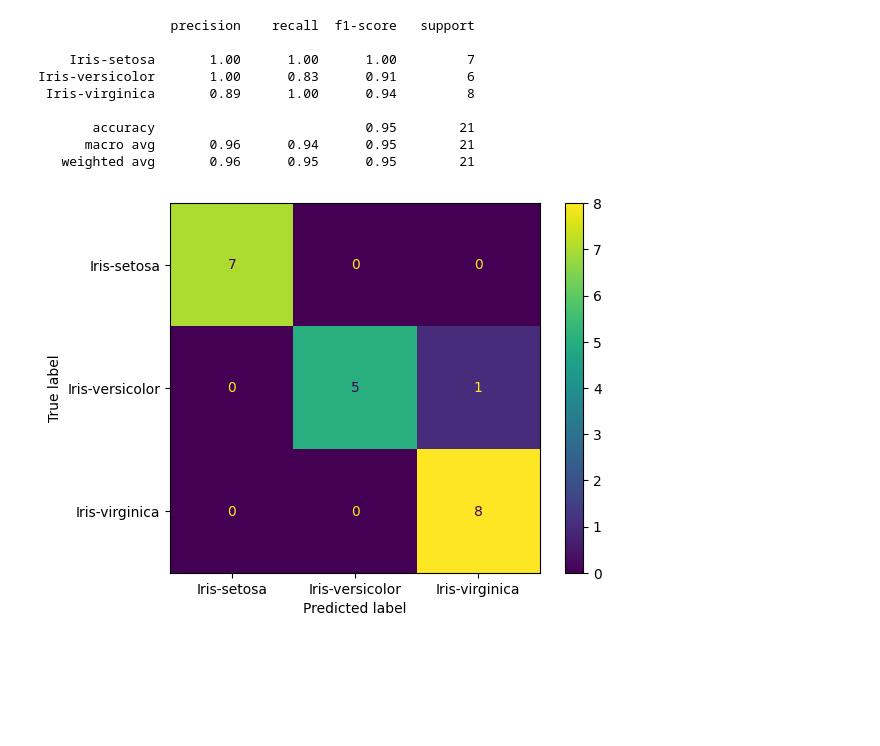
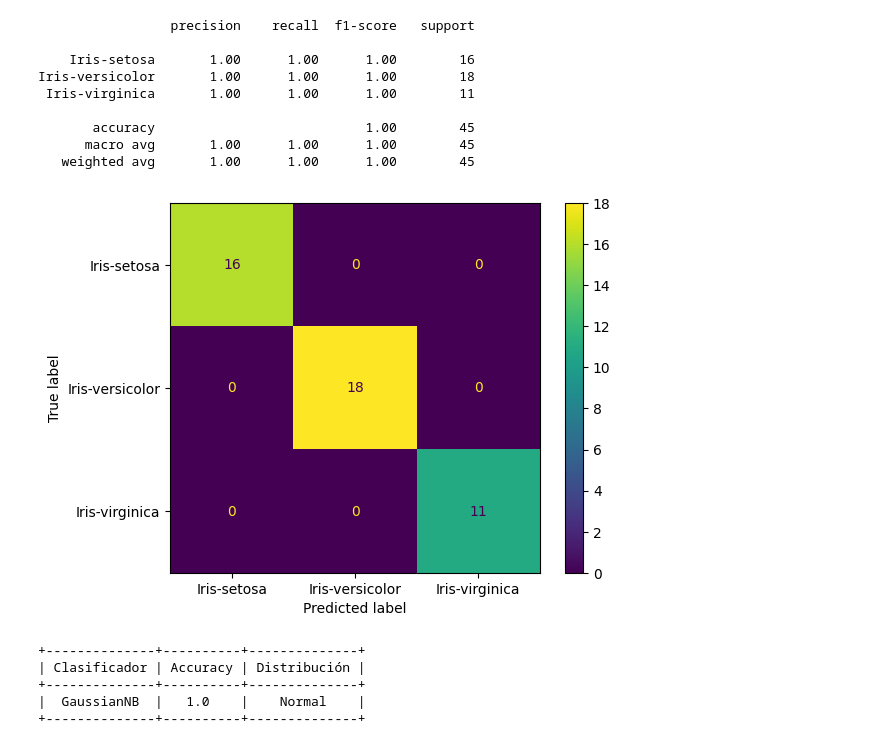
Before and after one commit to Jafet5757/AprendizajeMaquina, a Jupyter notebook: Bayes/iris.ipynb, the cells around one changed output. Saved outputs shown, nothing was run; the diff lists cells and outputs as text; code cells hidden in the pictures; blank space fills up the shorter version.

```diff
--- a/Bayes/iris.ipynb
+++ b/Bayes/iris.ipynb
@@ -79,31 +79,46 @@ print(table)
 # %%
 from sklearn.metrics import classification_report
 from sklearn.metrics import confusion_matrix
 from sklearn.metrics import ConfusionMatrixDisplay
 import matplotlib.pyplot as plt
 
-# Obtenemos la matriz de confusión del segundo pliegue de gaussianNB
-train_data = train.iloc[train_index] # Seleccionamos el segundo pliegue
-test_data = train.iloc[test_index] # Seleccionamos el segundo pliegue
+# Obtenemos la matriz de confusión de gaussianNB
+train_data = train
+test_data = test
 
 gnb.fit(train_data[['sepal_length', 'sepal_width', 'petal_length', 'petal_width']], train_data['species'])
 
 gnb_pred = gnb.predict(test_data[['sepal_length', 'sepal_width', 'petal_length', 'petal_width']])
 
 print(classification_report(test_data['species'], gnb_pred))
 
 cm = confusion_matrix(test_data['species'], gnb_pred)
 disp = ConfusionMatrixDisplay(confusion_matrix=cm, display_labels=gnb.classes_)
 disp.plot()
 plt.show()
 # %% [output]
                  precision    recall  f1-score   support
 
-    Iris-setosa       1.00      1.00      1.00         7
-Iris-versicolor       1.00      0.83      0.91         6
- Iris-virginica       0.89      1.00      0.94         8
+    Iris-setosa       1.00      1.00      1.00        16
+Iris-versicolor       1.00      1.00      1.00        18
+ Iris-virginica       1.00      1.00      1.00        11
 
-       accuracy                           0.95        21
-      macro avg       0.96      0.94      0.95        21
-   weighted avg       0.96      0.95      0.95        21
+       accuracy                           1.00        45
+      macro avg       1.00      1.00      1.00        45
+   weighted avg       1.00      1.00      1.00        45
-[figure, old version]
+[figure, new version]
+# %%
+# Calculamos el accuracy y lo mostramos en una tabla junto con el tipo de distribucion
+accuaracy = accuracy_score(test_data['species'], gnb_pred)
+table = PrettyTable()
+
+table.field_names = ['Clasificador', 'Accuracy', 'Distribución']
+table.add_row(['GaussianNB', accuaracy, 'Normal'])
+
+print(table)
+# %% [output]
++--------------+----------+--------------+
+| Clasificador | Accuracy | Distribución |
++--------------+----------+--------------+
+|  GaussianNB  |   1.0    |    Normal    |
++--------------+----------+--------------+
```
Also changed, not shown: 3 other files.
